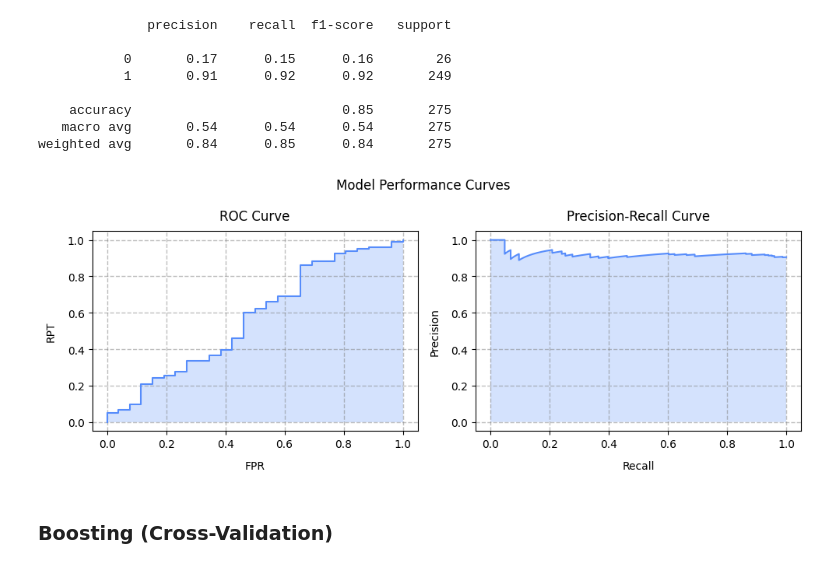
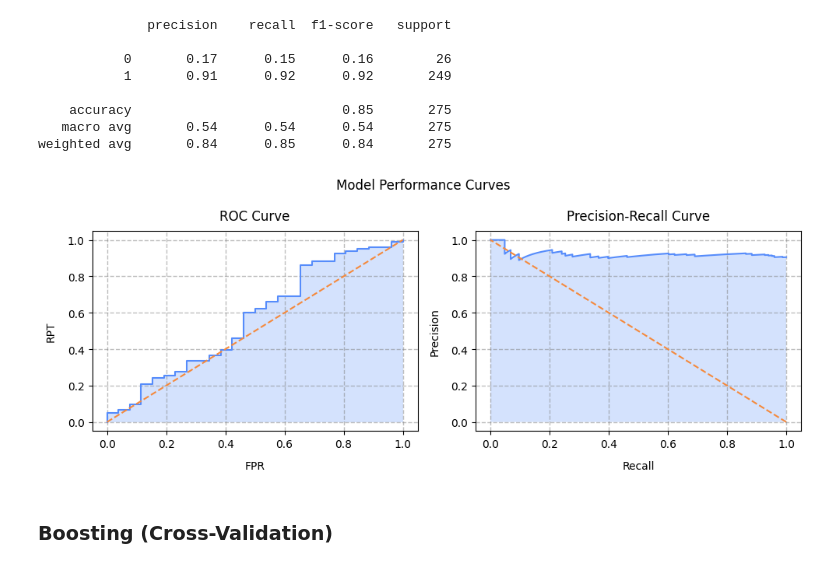
Before and after one commit to BogdanPinchuk/DataScience-PBY_HW20_Course_Project, a Jupyter notebook: Bohdan_Pinchuk_DS_HW20.ipynb, the cells around one changed output. Saved outputs shown, nothing was run; the diff lists cells and outputs as text; code cells hidden in the pictures.

```diff
--- a/Bohdan_Pinchuk_DS_HW20.ipynb
+++ b/Bohdan_Pinchuk_DS_HW20.ipynb
@@ -2851,34 +2855,36 @@ import matplotlib.pyplot as plt
 # Input data
 
 # Solution
 _, axes = plt.subplots(1, 2, figsize=(10, 4))
 
 ax = axes[0]
 ax.plot(fpr, tpr)
+ax.plot([0, 1], [0, 1], '--')
 ax.fill_between(fpr, tpr, alpha=0.25)
 ax.grid(axis='both', visible=True, which='major', ls='--', linewidth=1.0, color='tab:gray')
 # ax.minorticks_on()
 # ax.grid(axis='both', visible=True, which='minor', ls=':', linewidth=0.5, color='tab:green')
 ax.set_title("ROC Curve", pad=10, loc='center', color='black')
 ax.set_xlabel("FPR", labelpad=10, loc='center', color='black')
 ax.set_ylabel("RPT", labelpad=10, loc='center', color='black')
 
 ax = axes[1]
 ax.plot(rec, prec)
+ax.plot([1, 0], [0, 1], '--')
 ax.fill_between(rec, prec, alpha=0.25)
 ax.grid(axis='both', visible=True, which='major', ls='--', linewidth=1.0, color='tab:gray')
 # ax.minorticks_on()
 # ax.grid(axis='both', visible=True, which='minor', ls=':', linewidth=0.5, color='tab:green')
 ax.set_title("Precision-Recall Curve", pad=10, loc='center', color='black')
 ax.set_xlabel("Recall", labelpad=10, loc='center', color='black')
 ax.set_ylabel("Precision", labelpad=10, loc='center', color='black')
 
 plt.suptitle(f"Model Performance Curves")
 
 plt.tight_layout()
 plt.show()
 # %% [output]
-[figure, old version]
+[figure, new version]
 # %%
 # Boosting (Cross-Validation)
 
```
Also changed, not shown: parts of 3 cells of this notebook.
